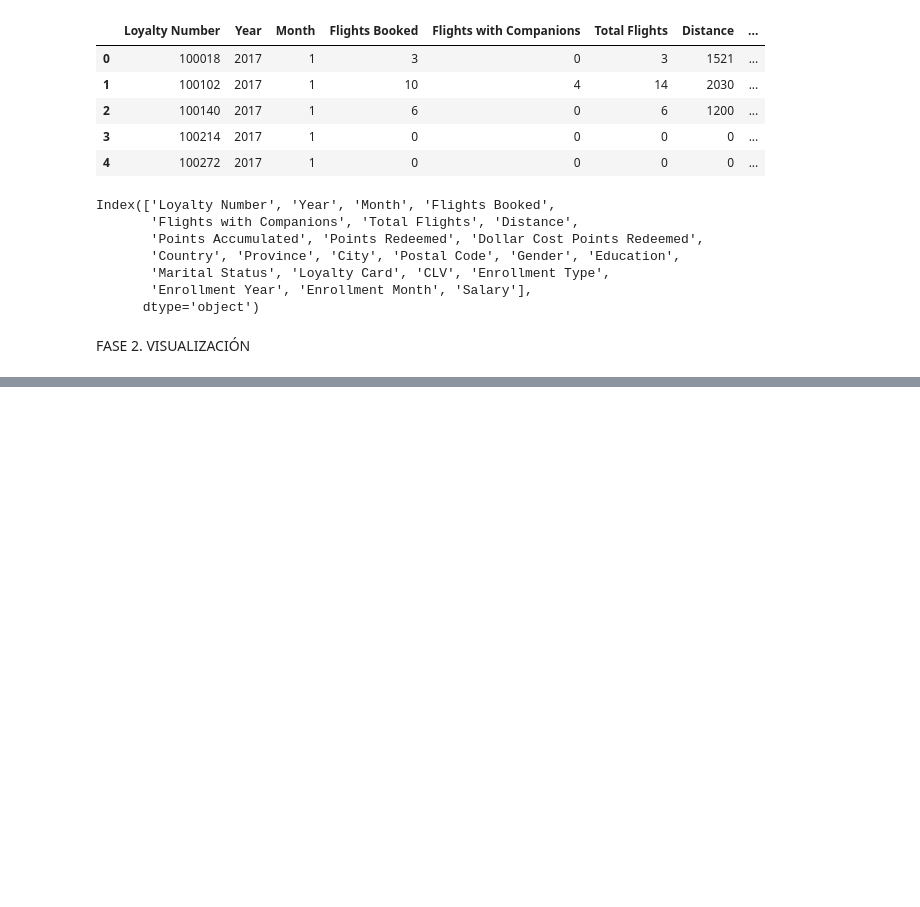
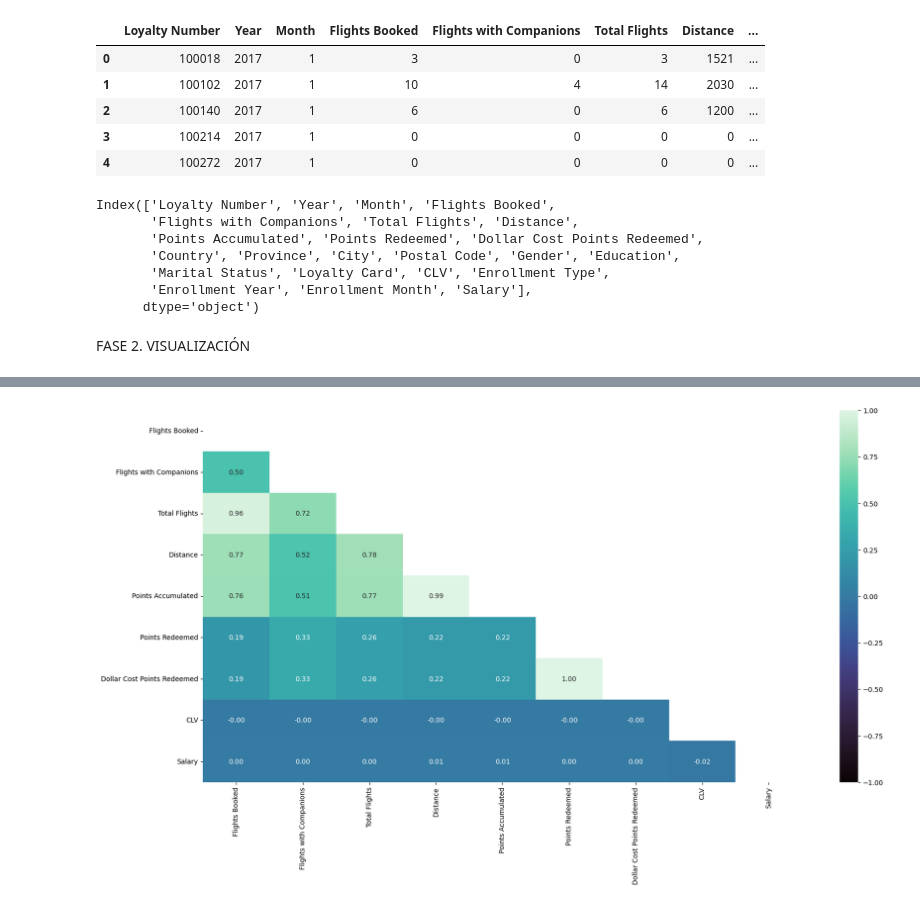
Before and after one commit to Adalab/bda-modulo-3-evaluacion-final-AndreinaTeixeira, a Jupyter notebook: evaluacion 3.ipynb, the cells around one changed output, grey strips where cells are left out. Drawn from its saved outputs; the diff is of its cells as text; code cells hidden in the pictures; blank space fills up the shorter version.

```diff
--- a/evaluacion 3.ipynb
+++ b/evaluacion 3.ipynb
@@ -789,0 +802,6 @@ evaluacion-final.md 2025-02-14
+# %%
+from itertools import combinations
+
+numericas = inner_merge.select_dtypes(include=np.number)
+numericas_comb = list(combinations(numericas, 2))
+numericas_comb
@@ -789,0 +826,3 @@ evaluacion-final.md 2025-02-14
+# %%
+matrix = numericas.corr()
+matrix
@@ -789,0 +840,7 @@ evaluacion-final.md 2025-02-14
+# %%
+mascara = np.triu(np.ones_like(matrix, dtype=bool))
+# %%
+plt.figure(figsize=(20,10))
+sns.heatmap(matrix, annot=True, fmt='.2f', cmap= 'mako', vmin=-1, vmax='1', mask = mascara);
+# %% [output]
+[figure, added]
```
Also changed, not shown: parts of 18 cells of this notebook.
